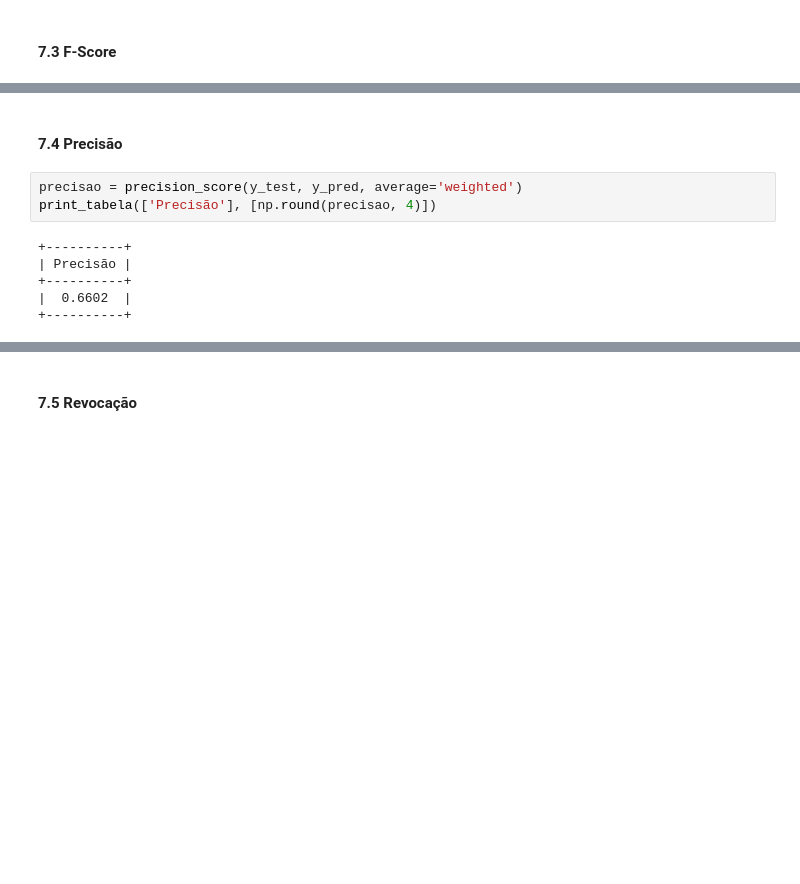
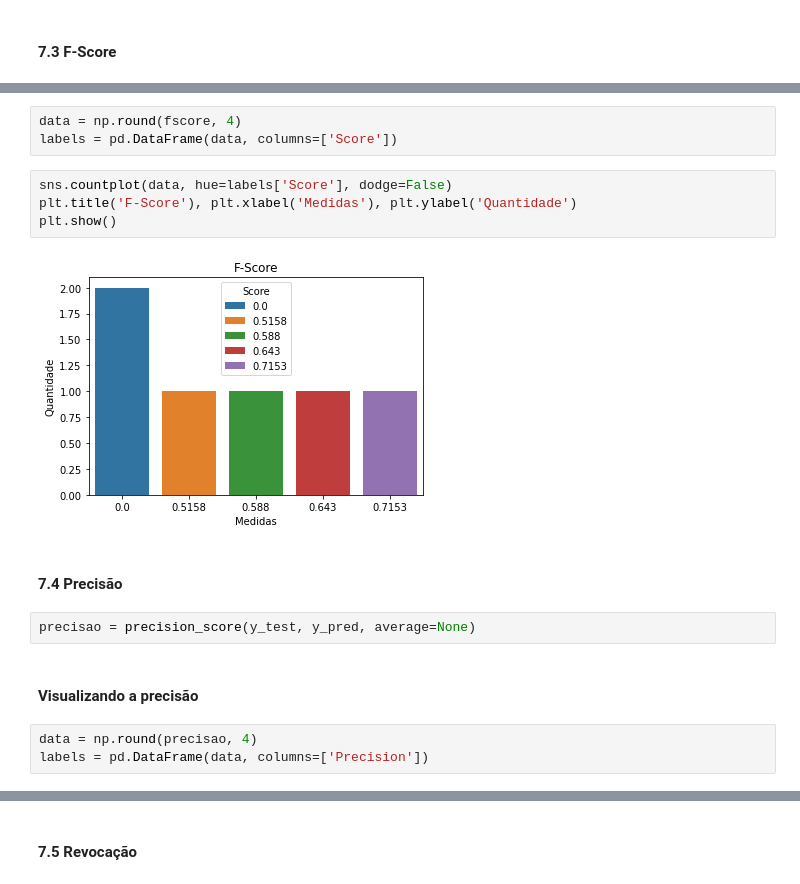
Before and after one commit to elloa-uea/projeto-pratico-3-rna-pp3-team-hard, a Jupyter notebook: notebooks/PP3.3 - Proposição e Avaliação de RNAs.ipynb, the cells around one changed output, grey strips where cells are left out. Saved outputs shown, nothing was run; the diff lists cells and outputs as text; blank space fills up the shorter version.

```diff
--- a/notebooks/PP3.3 - Proposição e Avaliação de RNAs.ipynb
+++ b/notebooks/PP3.3 - Proposição e Avaliação de RNAs.ipynb
@@ -271,11 +265,18 @@ print_tabela(['F-Score'],[np.round(fscore, 4)])
+# %%
+data = np.round(fscore, 4)
+labels = pd.DataFrame(data, columns=['Score'])
+# %%
+sns.countplot(data, hue=labels['Score'], dodge=False)
+plt.title('F-Score'), plt.xlabel('Medidas'), plt.ylabel('Quantidade')
+plt.show()
+# %% [output]
+[figure, added]
 # %% [markdown]
 #### 7.4 Precisão
 # %%
-precisao = precision_score(y_test, y_pred, average='weighted')
-print_tabela(['Precisão'], [np.round(precisao, 4)])
+precisao = precision_score(y_test, y_pred, average=None)
-# %% [output]
-+----------+
-| Precisão |
-+----------+
-|  0.6602  |
-+----------+
+# %% [markdown]
+#### Visualizando a precisão
+# %%
+data = np.round(precisao, 4)
+labels = pd.DataFrame(data, columns=['Precision'])
```
Also changed, not shown: parts of 59 cells of this notebook.
